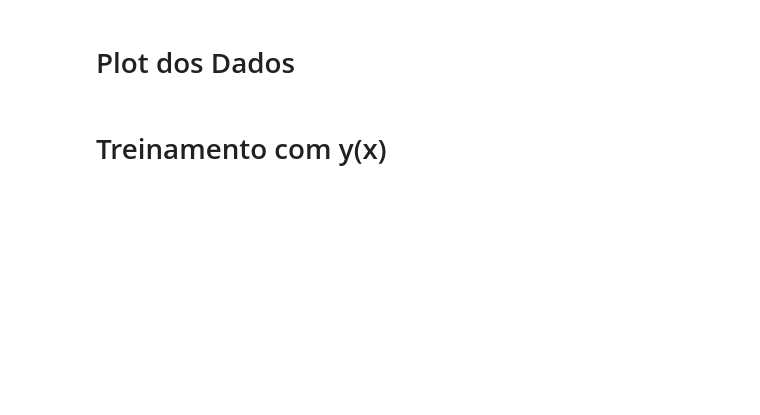
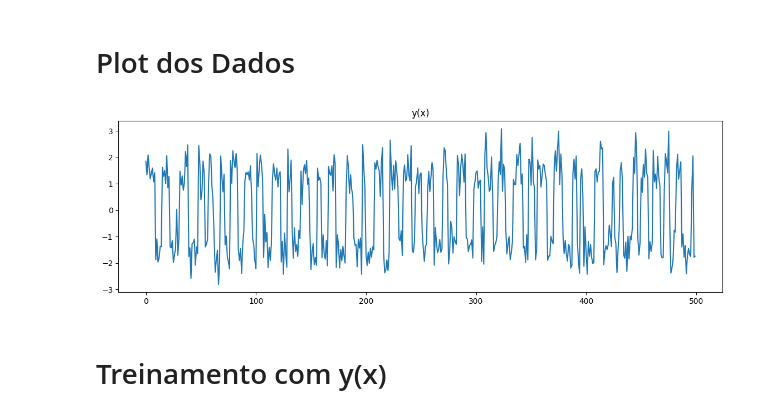
Before and after one commit to Enio-Antonio/rede-neural-cn, a Jupyter notebook: Projeto Unidade 2.ipynb, the cells around one changed output. Saved outputs shown, nothing was run; the diff lists cells and outputs as text; code cells hidden in the pictures; blank space fills up the shorter version.

```diff
--- a/Projeto Unidade 2.ipynb
+++ b/Projeto Unidade 2.ipynb
@@ -3,19 +3,20 @@
 # %%
 import numpy as np
 import matplotlib.pyplot as plt
 import numpy.linalg as la
 
 dados_1 = np.loadtxt('dados_01.dat')
 dados_2 = np.loadtxt('dados_02.dat')
 
 x = dados_1[:, 0] # x do gráfico
-u = dados_1[:,1] # Não entendi esse essa parte...
 y = dados_1[:,2] # dados para fazer a função de treinamento
 
 plt.figure(figsize=(14,4))
-plt.plot(x, u, 'r')
 plt.plot(x, y)
+plt.title("y(x)")
 plt.show()
+# %% [output]
+[figure, added]
 # %% [markdown]
  # Treinamento com y(x)
 # %%
```
Also changed, not shown: parts of 7 cells of this notebook, 4 other files.
